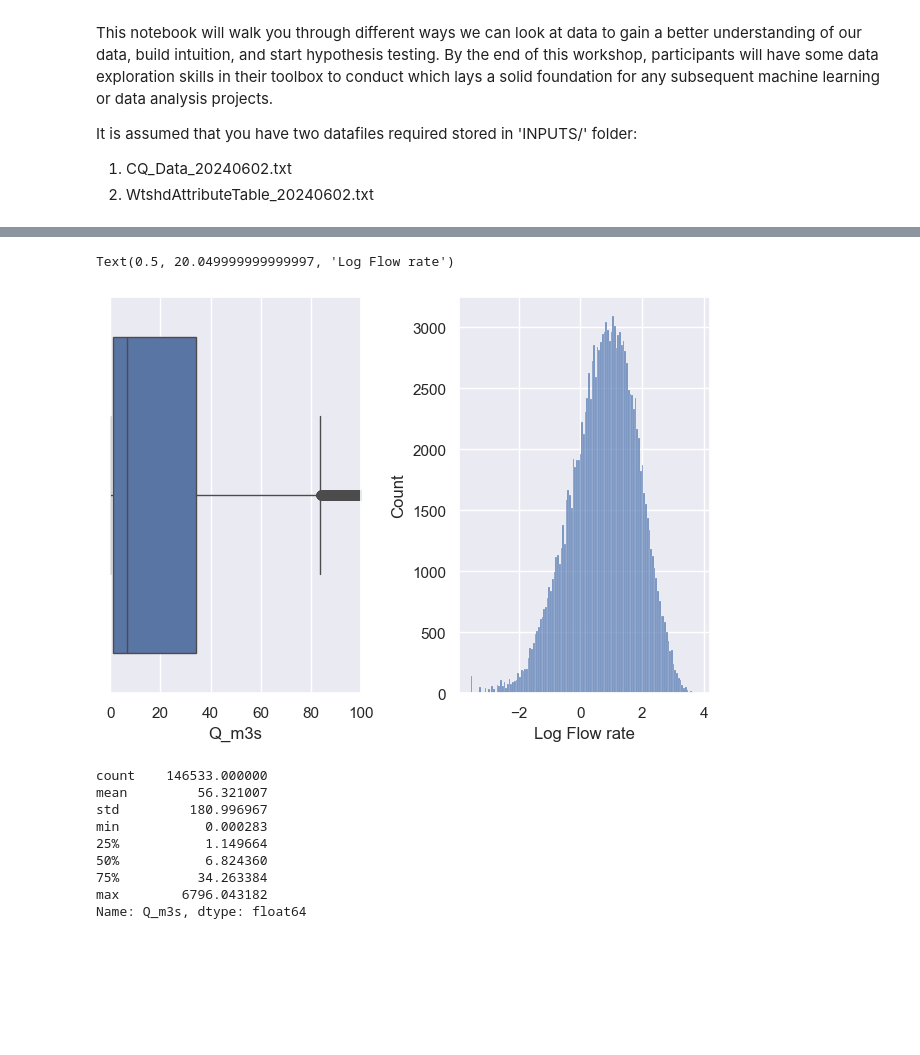
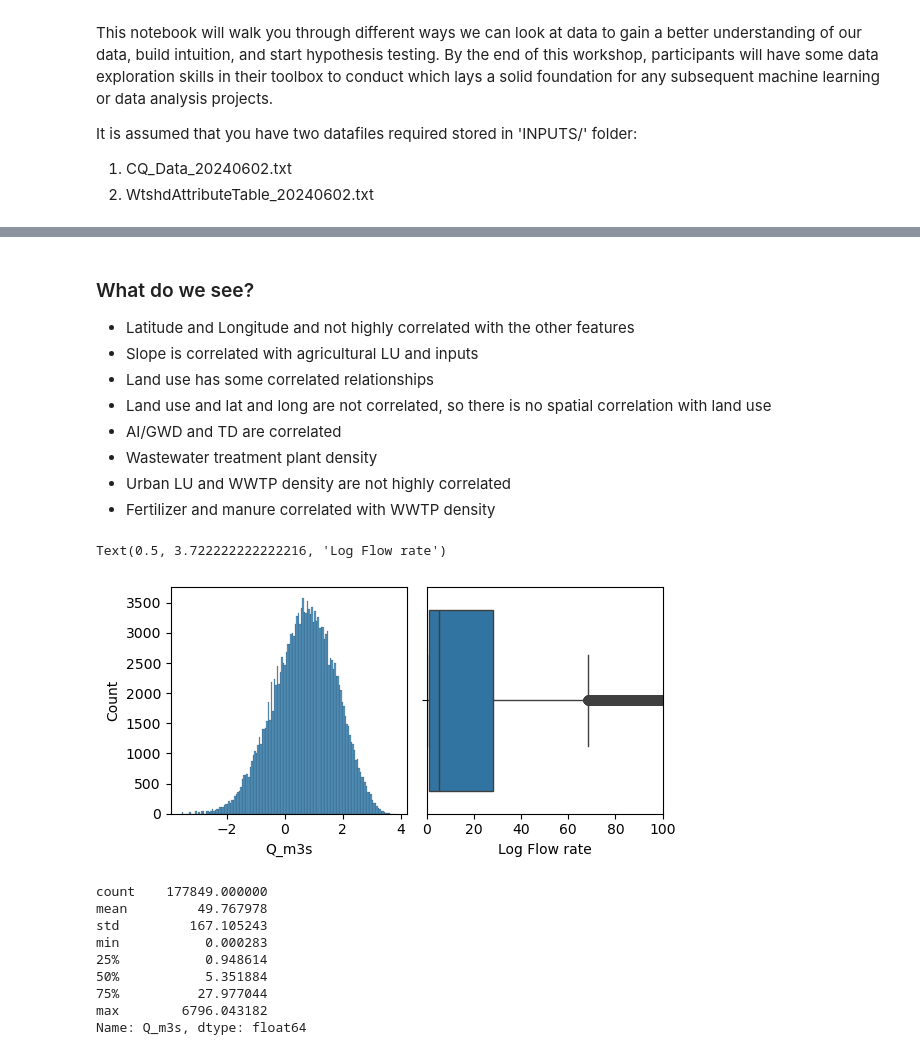
Before and after one commit to danykakbyrnes/DataExplorationWorkshop, a Jupyter notebook: CODE/ANA_dataExploration.ipynb, the cells around one changed output, grey strips where cells are left out. Saved outputs shown, nothing was run; the diff lists cells and outputs as text; code cells hidden in the pictures; blank space fills up the shorter version.

Commit message:
updating data exploration code

```diff
--- a/CODE/ANA_dataExploration.ipynb
+++ b/CODE/ANA_dataExploration.ipynb
@@ -20,12 +23,8 @@ pd.set_option('display.max_columns', None)
 inputDataFilepath ='C:/Users/danyk/Work/4_Data_Science/DataExplorationWorkshop/INPUTS/'
 # %%
 # Loading in the concentration, flow, and attribute data.
-CQ = pd.read_csv(inputDataFilepath+'CQ_Data_20240602.txt', sep=",", dtype={'SITE': str, 'HUC02': str})
-WtshdAtt = pd.read_csv(inputDataFilepath+'WtshdAttributeTable_20240602.txt', sep=",", dtype={'SITE': str, 'HUC02': str})
-
-# Adding a Year and month columns
-CQ['YEAR'] = pd.DatetimeIndex(CQ['Date']).year
-CQ['MONTH'] = pd.DatetimeIndex(CQ['Date']).month
+CQ = pd.read_csv(inputDataFilepath+'CQ_Data_20240604.txt', sep=",", dtype={'SITE': str, 'HUC02': str})
+WtshdAtt = pd.read_csv(inputDataFilepath+'WtshdAttributeTable_20240603.txt', sep=",", dtype={'SITE': str, 'HUC02': str})
 
 # Merging CQ data with their watershe attributes
 CQ_attrib = CQ.merge(WtshdAtt, on=['SITE','YEAR'], how='left')
@@ -208,27 +274,40 @@ sns.pairplot(CQ_attrib_filtered, corner=True)
+# %% [markdown]
+### What do we see?
+- Latitude and Longitude and not highly correlated with the other features
+- Slope is correlated with agricultural LU and inputs
+- Land use has some correlated relationships
+- Land use and lat and long are not correlated, so there is no spatial correlation with land use
+- AI/GWD and TD are correlated
+- Wastewater treatment plant density
+- Urban LU and WWTP density are not highly correlated
+- Fertilizer and manure correlated with WWTP density
 # %%
 # Now let's look at the flows and concentrations!
-sns.set(font_scale=1) # Scaling it back down
+plt.rcdefaults()
+
+fig, axs = plt.subplots(1,2, figsize=(6, 3))
 ax1 = plt.subplot(1,2,1)
-sns.boxplot(data=CQ_attrib, x="Q_m3s")
-ax1.set_xlim(0,100)
+sns.histplot(x=np.log10(CQ_attrib['Q_m3s']), ax=ax1)
 
 ax2 = plt.subplot(1,2,2)
-sns.histplot(x=np.log10(CQ_attrib['Q_m3s']), ax=ax2)
+sns.boxplot(data=CQ_attrib, x="Q_m3s", ax=ax2)
+ax2.set_xlim(0,100)
+
 plt.tight_layout()
 plt.xlabel('Log Flow rate')
 # %% [output]
-Text(0.5, 20.049999999999997, 'Log Flow rate')
+Text(0.5, 3.722222222222216, 'Log Flow rate')
-[figure, old version]
+[figure, new version]
 # %%
 CQ_attrib['Q_m3s'].describe()
 # %% [output]
-count    146533.000000
-mean         56.321007
-std         180.996967
+count    177849.000000
+mean         49.767978
+std         167.105243
 min           0.000283
-25%           1.149664
-50%           6.824360
-75%          34.263384
+25%           0.948614
+50%           5.351884
+75%          27.977044
 max        6796.043182
 Name: Q_m3s, dtype: float64
 # %%
```
Also changed, not shown: parts of 33 cells of this notebook, 2 other files.
